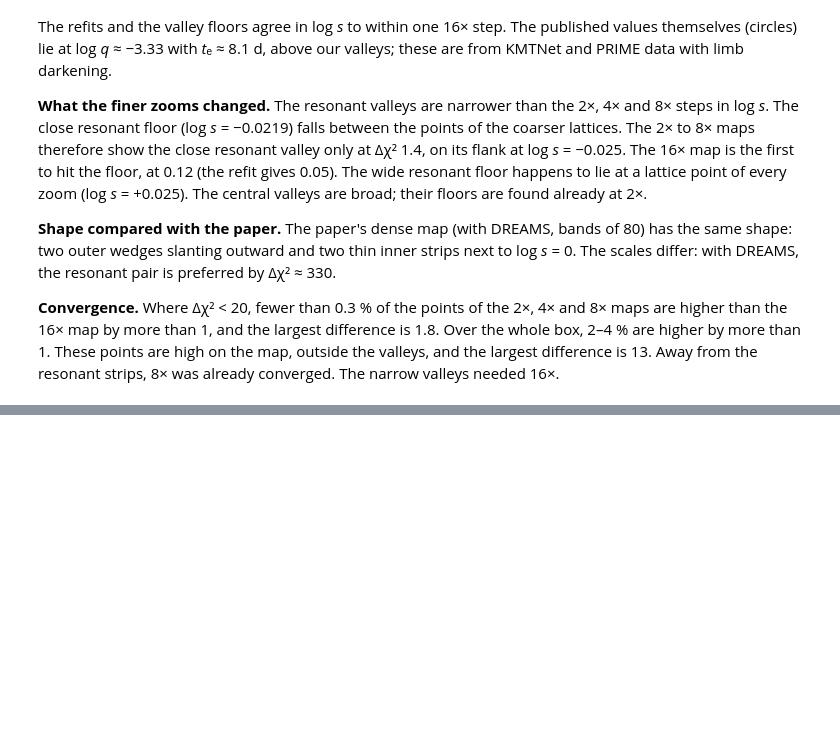
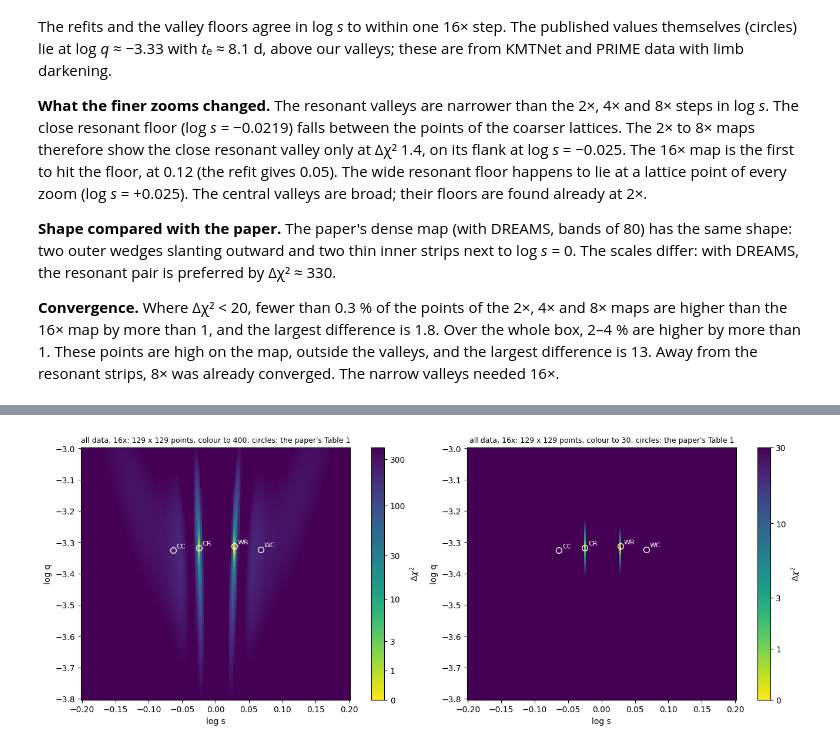
Before and after one commit to hippke/lenscape, a Jupyter notebook: notebooks/real_events/example_kb251616.ipynb, the cells around one changed output, grey strips where cells are left out. Cells and saved outputs as stored; diff of their text form; code cells hidden in the pictures; blank space fills up the shorter version.

```diff
--- a/notebooks/real_events/example_kb251616.ipynb
+++ b/notebooks/real_events/example_kb251616.ipynb
@@ -557,0 +569,11 @@ already converged. The narrow valleys needed 16×.
+# %%
+rows_all = np.genfromtxt("data/kb251616_alldata_photometry.csv", delimiter=",", names=True, dtype=None,
+                         encoding="utf-8", skip_header=4)        # the first four lines are comments
+SETS_ALL = SETS + ["DECam_z", "DECam_r", "PRIME_H"]
+# KMTNet and DECam (pySIS) difference fluxes fall as the star brightens, PRIME's rise: flip the first so brighter is up
+sign_all = {n: 1.0 if n == "PRIME_H" else -1.0 for n in SETS_ALL}
+raw_all = lenscape.Data.from_sets({n: (rows_all["t"][rows_all["set"] == n], sign_all[n] * rows_all["flux"][rows_all["set"] == n],
+                                       rows_all["flux_err"][rows_all["set"] == n]) for n in SETS_ALL})
+for k, n in enumerate(raw_all.names):
+    t = raw_all.t[raw_all.idx == k]
+    print(f"{n:8s} {len(t):5d} points, HJD' {t.min():.2f} ... {t.max():.2f}")
@@ -557,0 +741,19 @@ already converged. The narrow valleys needed 16×.
+# %%
+m = zall[16]
+dc = m["chi2"] - aref
+fig, axs = plt.subplots(1, 2, figsize=(13, 5), constrained_layout=True)
+for ax, vmax in zip(axs, (400, 30)):
+    im = ax.pcolormesh(m["logs"], m["logq"], np.log10(1 + dc.T), vmin=0, vmax=np.log10(1 + vmax), cmap="viridis_r",
+                       shading="nearest")
+    for n, sol in TABLE1.items():
+        ax.plot(np.log10(sol[3]), np.log10(sol[4]), "wo", mfc="none", ms=7)
+        ax.annotate("".join(w[0].upper() for w in n.split()), (np.log10(sol[3]), np.log10(sol[4])), color="w",
+                    fontsize=8, xytext=(4, 3), textcoords="offset points")
+    ticks = np.array([0, 1, 3, 10, 30, 100, 300]); ticks = ticks[ticks <= vmax]
+    cb = fig.colorbar(im, ax=ax, ticks=np.log10(ticks + 1)); cb.set_ticklabels([str(t) for t in ticks])
+    cb.set_label(r"$\Delta\chi^2$"); ax.set_xlabel("log s"); ax.set_ylabel("log q")
+    ax.set_title(f"all data, 16x: {dc.shape[0]} x {dc.shape[1]} points, colour to {vmax}; circles: the paper's Table 1",
+                 fontsize=9)
+plt.show()
+# %% [output]
+[figure, added]
```
Also changed, not shown: parts of 16 cells of this notebook, 23 other files.
